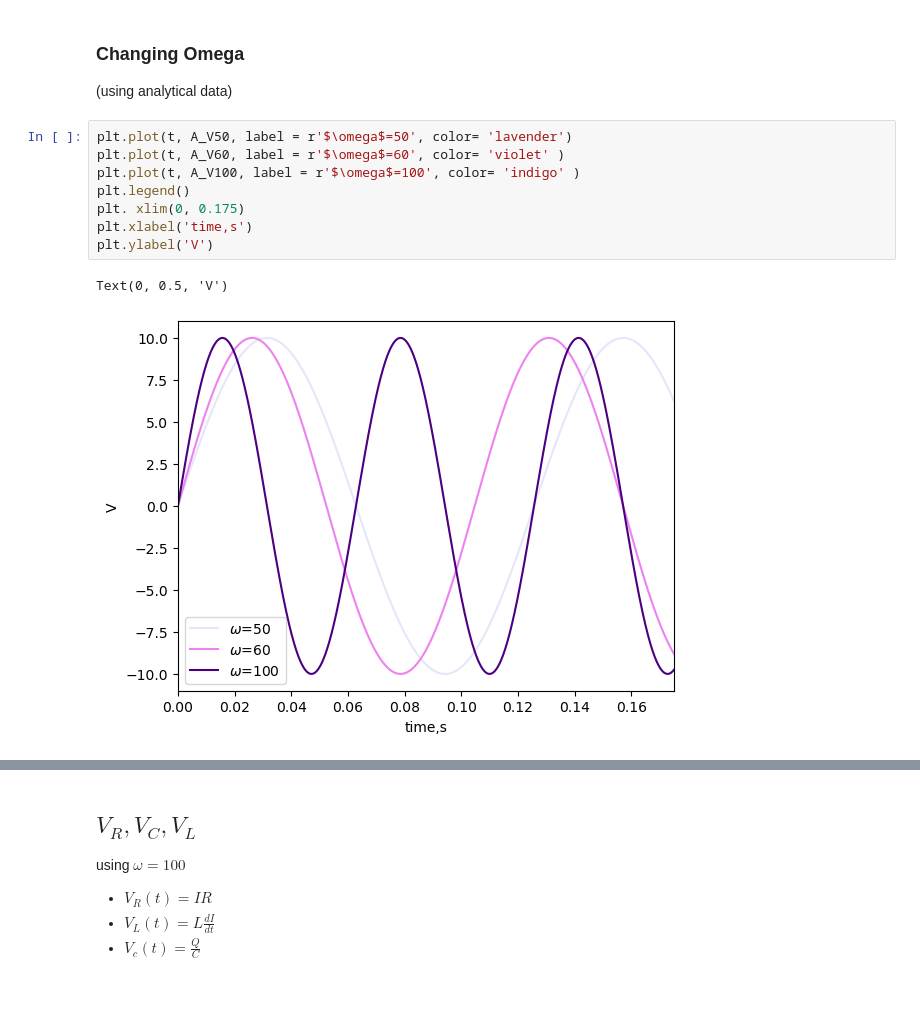
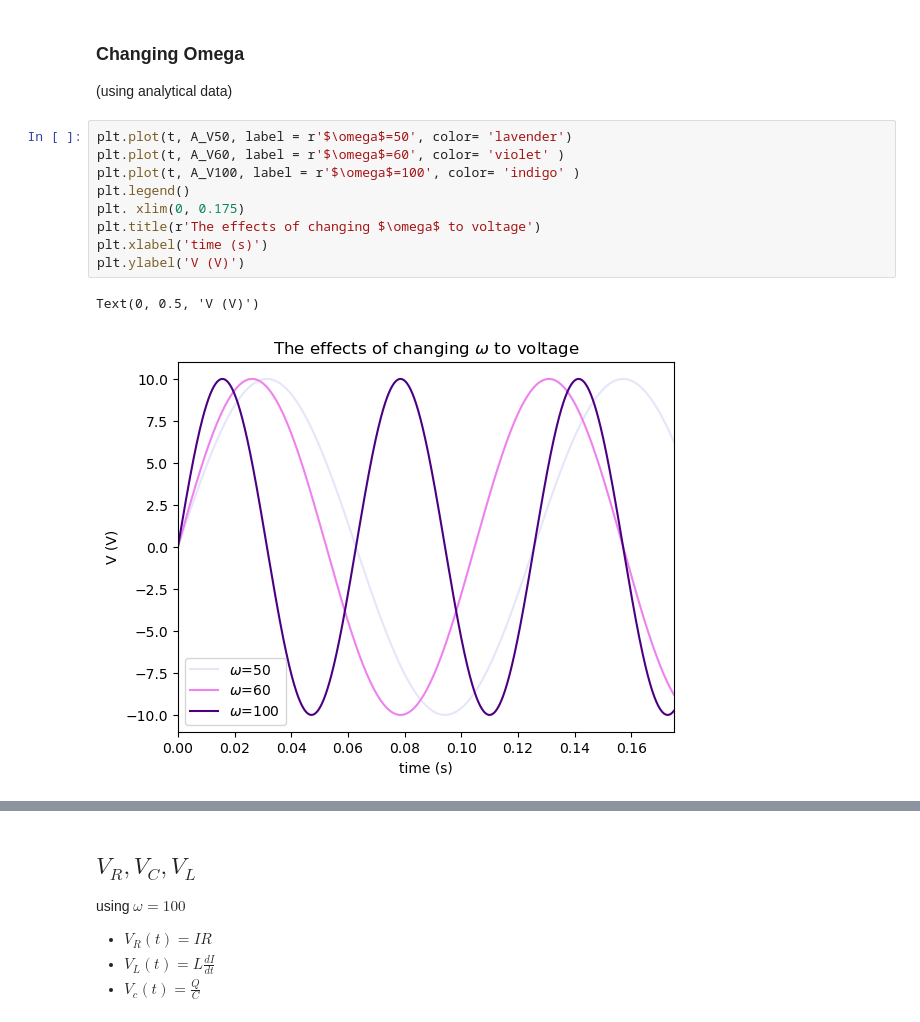
Before and after one commit to Bwimmin/Driven-RLC-Circuit, a Jupyter notebook: Driven RLC Circuit.ipynb, the cells around one changed output, grey strips where cells are left out. Drawn from its saved outputs; the diff is of its cells as text; blank space fills up the shorter version.

```diff
--- a/Driven RLC Circuit.ipynb
+++ b/Driven RLC Circuit.ipynb
@@ -154,11 +154,12 @@ plt.legend()
 # %%
 plt.plot(t, A_V50, label = r'$\omega$=50', color= 'lavender')
 plt.plot(t, A_V60, label = r'$\omega$=60', color= 'violet' )
 plt.plot(t, A_V100, label = r'$\omega$=100', color= 'indigo' )
 plt.legend()
 plt. xlim(0, 0.175)
-plt.xlabel('time,s')
-plt.ylabel('V')
+plt.title(r'The effects of changing $\omega$ to voltage')
+plt.xlabel('time (s)')
+plt.ylabel('V (V)')
 # %% [output]
-Text(0, 0.5, 'V')
+Text(0, 0.5, 'V (V)')
-[figure, old version]
+[figure, new version]
```
Also changed, not shown: parts of 9 cells of this notebook.
